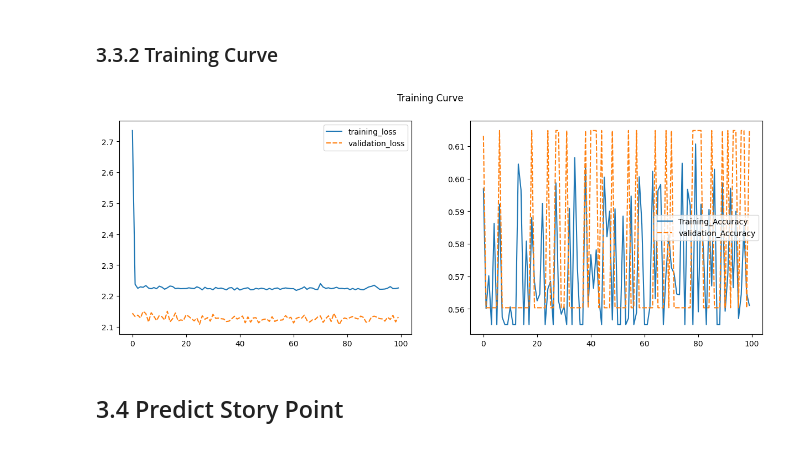
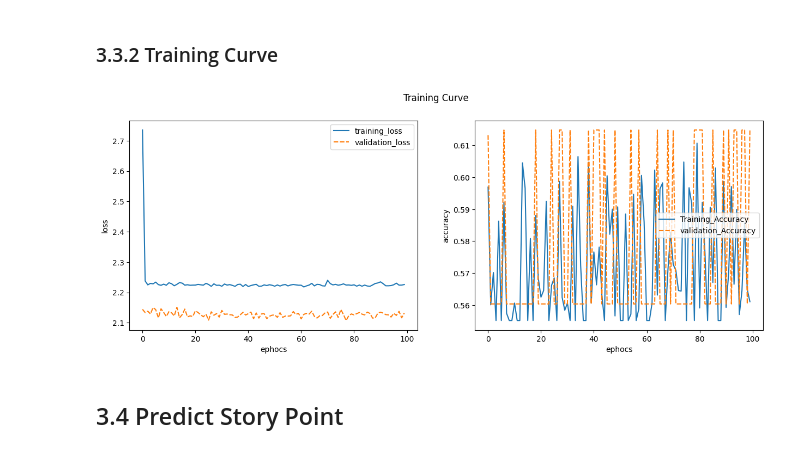
Before and after one commit to barkhahbpp/sistem-cerdas, a Jupyter notebook: bert_small_L6_H512_A8_userstory_classification.ipynb, the cells around one changed output. Drawn from its saved outputs; the diff is of its cells as text; code cells hidden in the pictures.

```diff
--- a/bert_small_L6_H512_A8_userstory_classification.ipynb
+++ b/bert_small_L6_H512_A8_userstory_classification.ipynb
@@ -440,23 +440,27 @@ model.save('bert_small_L6_H256_A4_userstory_classifier.keras')
 # %%
 fig, (axs1, axs2) = plt.subplots(1,2,figsize=(15,5))
 
 loss = {
     'training_loss': history.history['loss'],
     'validation_loss': history.history['val_loss']
 }
 
 rmse = {
     'Training_Accuracy': history.history['accuracy'],
     'validation_Accuracy': history.history['val_accuracy']
 }
 
 sns.lineplot(loss, ax=axs1, linestyle='solid')
 sns.lineplot(rmse, ax=axs2, linestyle='solid')
+axs1.set_xlabel('ephocs')
+axs2.set_xlabel('ephocs')
+axs1.set_ylabel('loss')
+axs2.set_ylabel('accuracy')
 fig.suptitle("Training Curve")
 
 plt.show()
 # %% [output]
-[figure, old version]
+[figure, new version]
 # %% [markdown]
 ## 3.4 Predict Story Point ##
 # %%
```
